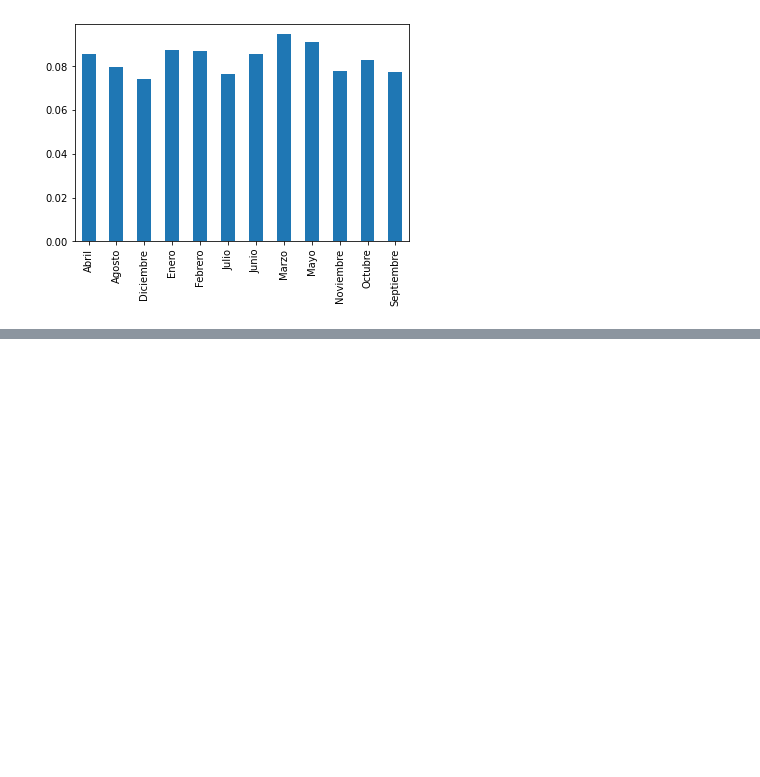
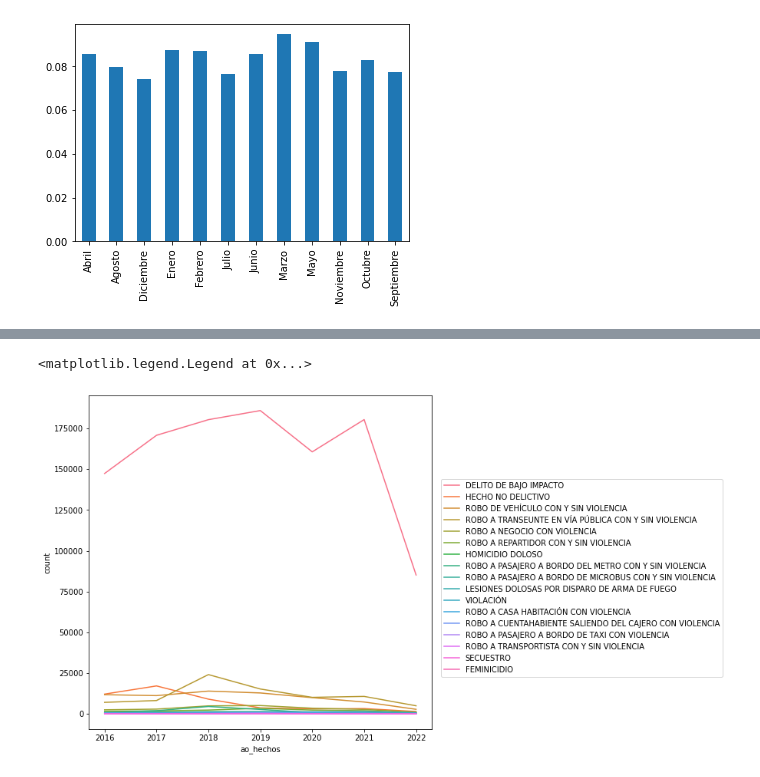
Before and after one commit to JoshiLeal/Metodos_de_DL_para_pronostico_de_series_de_tiempo_multivariadas, a Jupyter notebook: Notebooks/FGJ_Carpetas_EDA.ipynb, the cells around one changed output, grey strips where cells are left out. Drawn from its saved outputs; the diff is of its cells as text; code cells hidden in the pictures; blank space fills up the shorter version.

Commit message:
Series por categoría
Series por categoría de delito a lo largo del tiempo por año y día.

```diff
--- a/Notebooks/FGJ_Carpetas_EDA.ipynb
+++ b/Notebooks/FGJ_Carpetas_EDA.ipynb
@@ -107,4 +108,6 @@ FGJ_carpetas["mes_hechos"].value_counts(normalize=True).sort_index().plot(kind =
 # %% [output]
 <AxesSubplot:>
 [figure]
+# %%
+delito_x_ao = pd.DataFrame(FGJ_carpetas.groupby(["ao_hechos"], as_index = False)["categoria_delito"].value_counts())
 # %%
@@ -125,0 +124,7 @@ Name: categoria_delito, Length: 113, dtype: int64
+# %%
+fig = plt.figure(figsize=(8, 8))
+sns.lineplot(x="ao_hechos", y="count", hue="categoria_delito", data = delito_x_ao)
+plt.legend(loc='upper right', borderaxespad=0, bbox_to_anchor=(1.85, 0.75))
+# %% [output]
+<matplotlib.legend.Legend at 0x...>
+[figure, added]
```
Also changed, not shown: parts of 6 cells of this notebook.
